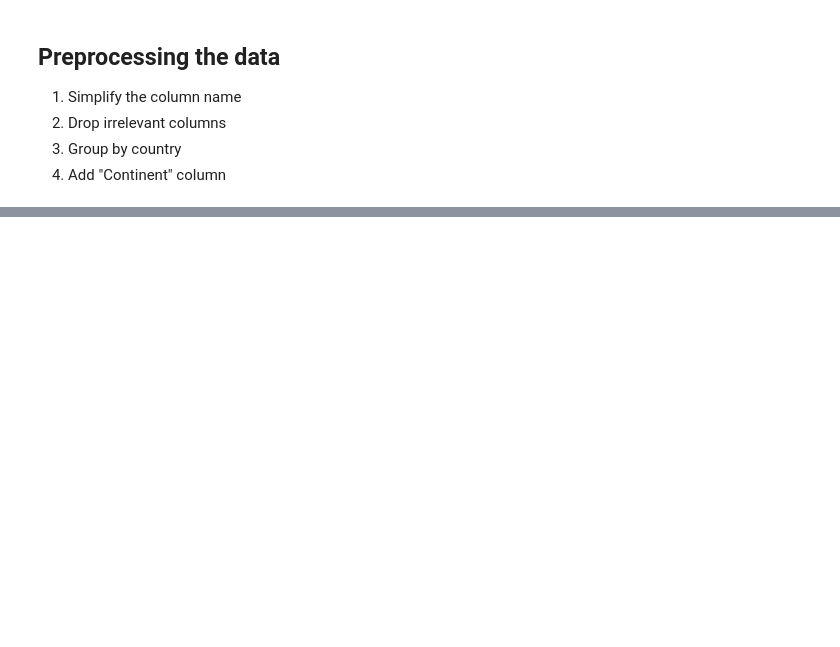
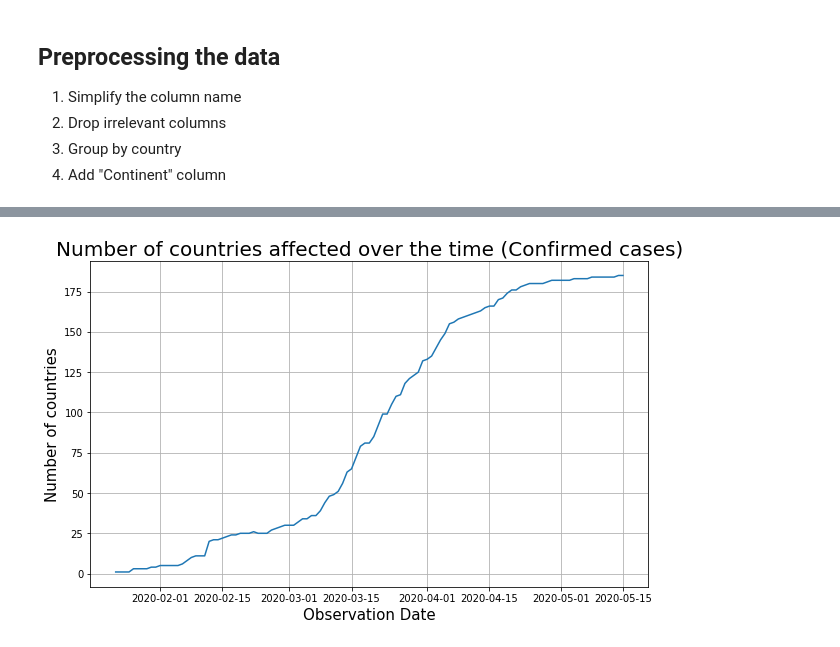
Before and after one commit to ShionFujimori/covid19-analysis, a Jupyter notebook: covid19_analysis.ipynb, the cells around one changed output, grey strips where cells are left out. Saved outputs shown, nothing was run; the diff lists cells and outputs as text; code cells hidden in the pictures; blank space fills up the shorter version.

Commit message:
Add spread across globe

```diff
--- a/covid19_analysis.ipynb
+++ b/covid19_analysis.ipynb
@@ -561,0 +568,19 @@ df_confirmed
+# %%
+# Spread across globe (Confirmed cases)
+import seaborn as sns
+import matplotlib.pyplot as plt
+
+num_country_confirmed = df_confirmed.set_index("Country") \
+                            .drop(["Continent"], axis=1) \
+                            .apply(lambda x: x[x > 0].count(), axis="index")
+num_country_confirmed.index = pd.to_datetime(num_country_confirmed.index)
+
+plt.figure(figsize=(10, 6))
+sns.lineplot(data=num_country_confirmed)
+plt.grid()
+plt.title("Number of countries affected over the time (Confirmed cases)", fontsize=20)
+plt.ylabel("Number of countries", fontsize=15)
+plt.xlabel("Observation Date", fontsize=15)
+plt.show()
+# %% [output]
+[figure, added]
```
Also changed, not shown: parts of 5 cells of this notebook.
